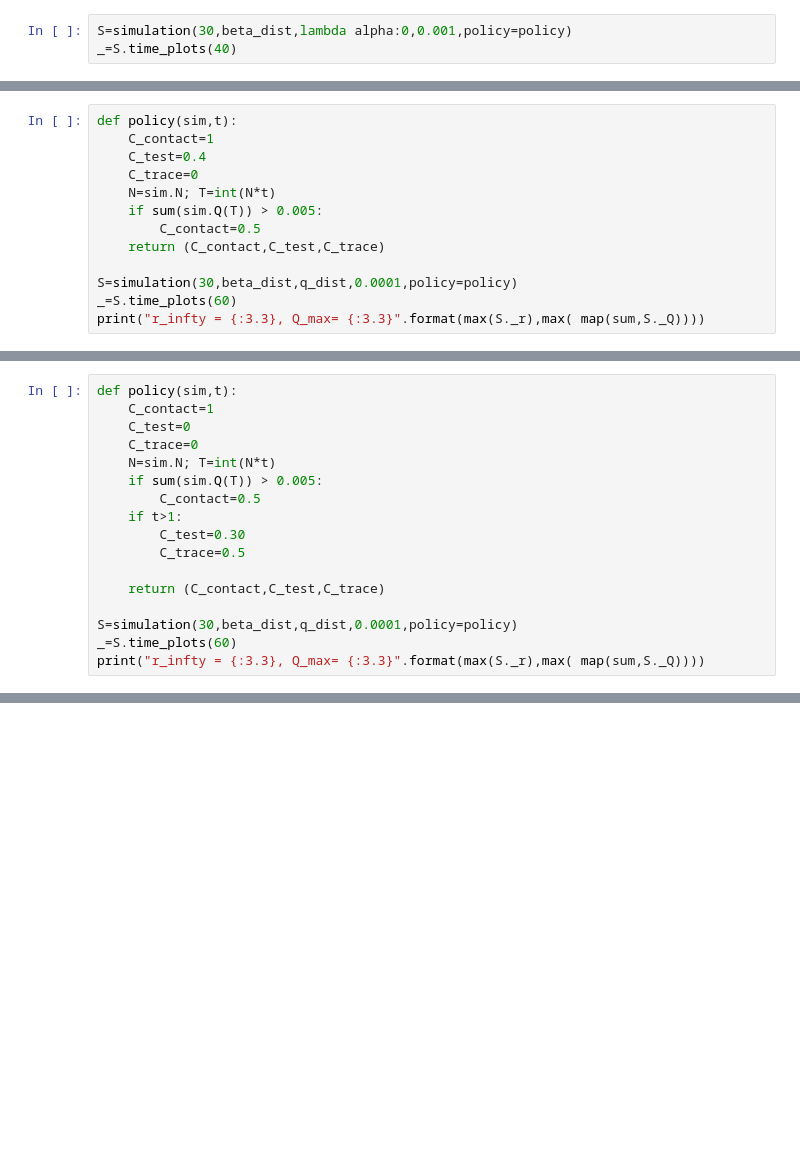
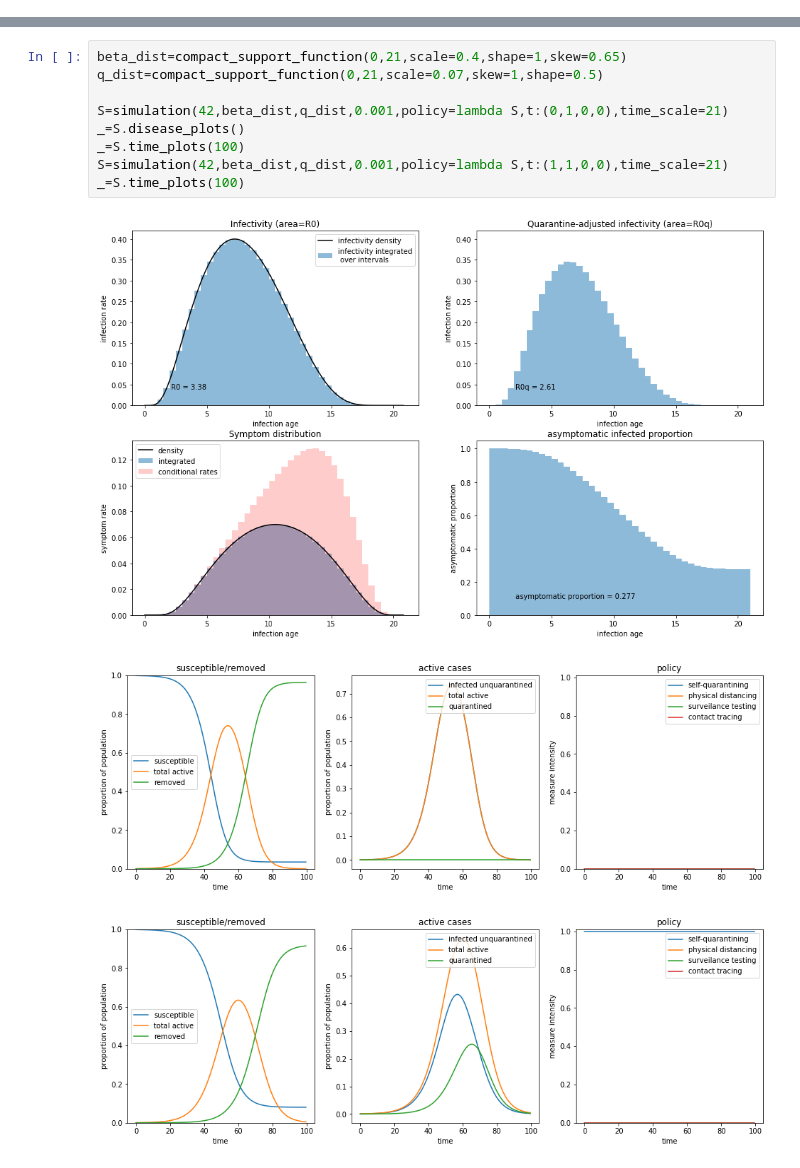
Before and after one commit to nbruin/SIR_tracing, a Jupyter notebook: work_nils.ipynb, the cells around one changed output, grey strips where cells are left out. Cells and saved outputs as stored; diff of their text form; blank space fills up the shorter version.

```diff
--- a/work_nils.ipynb
+++ b/work_nils.ipynb
@@ -288,3 +252,0 @@ For comparison, we compute a completely unmitigated epidemic, where even symptom
-# %%
-S=simulation(30,beta_dist,lambda alpha:0,0.001,policy=policy)
-_=S.time_plots(40)
@@ -313,13 +252,0 @@ We add testing: every time unit, we test 40% of the population. The effect is di
-# %%
-def policy(sim,t):
-    C_contact=1
-    C_test=0.4
-    C_trace=0
-    N=sim.N; T=int(N*t)
-    if sum(sim.Q(T)) > 0.005:
-        C_contact=0.5
-    return (C_contact,C_test,C_trace)
-
-S=simulation(30,beta_dist,q_dist,0.0001,policy=policy)
-_=S.time_plots(60)
-print("r_infty = {:3.3}, Q_max= {:3.3}".format(max(S._r),max( map(sum,S._Q))))
@@ -331,17 +252,0 @@ We introduce contact tracing. As an illustration, we set $C_\text{trace}=0.5$ an
-# %%
-def policy(sim,t):
-    C_contact=1
-    C_test=0
-    C_trace=0
-    N=sim.N; T=int(N*t)
-    if sum(sim.Q(T)) > 0.005:
-        C_contact=0.5
-    if t>1:
-        C_test=0.30
-        C_trace=0.5
-
-    return (C_contact,C_test,C_trace)
-
-S=simulation(30,beta_dist,q_dist,0.0001,policy=policy)
-_=S.time_plots(60)
-print("r_infty = {:3.3}, Q_max= {:3.3}".format(max(S._r),max( map(sum,S._Q))))
@@ -350,0 +260,13 @@ r_infty = 0.149, Q_max= 0.00288
+# %%
+beta_dist=compact_support_function(0,21,scale=0.4,shape=1,skew=0.65)
+q_dist=compact_support_function(0,21,scale=0.07,skew=1,shape=0.5)
+
+S=simulation(42,beta_dist,q_dist,0.001,policy=lambda S,t:(0,1,0,0),time_scale=21)
+_=S.disease_plots()
+_=S.time_plots(100)
+S=simulation(42,beta_dist,q_dist,0.001,policy=lambda S,t:(1,1,0,0),time_scale=21)
+_=S.time_plots(100)
+# %% [output]
+[figure, added]
+[figure, added]
+[figure, added]
```
Also changed, not shown: parts of 27 cells of this notebook.
